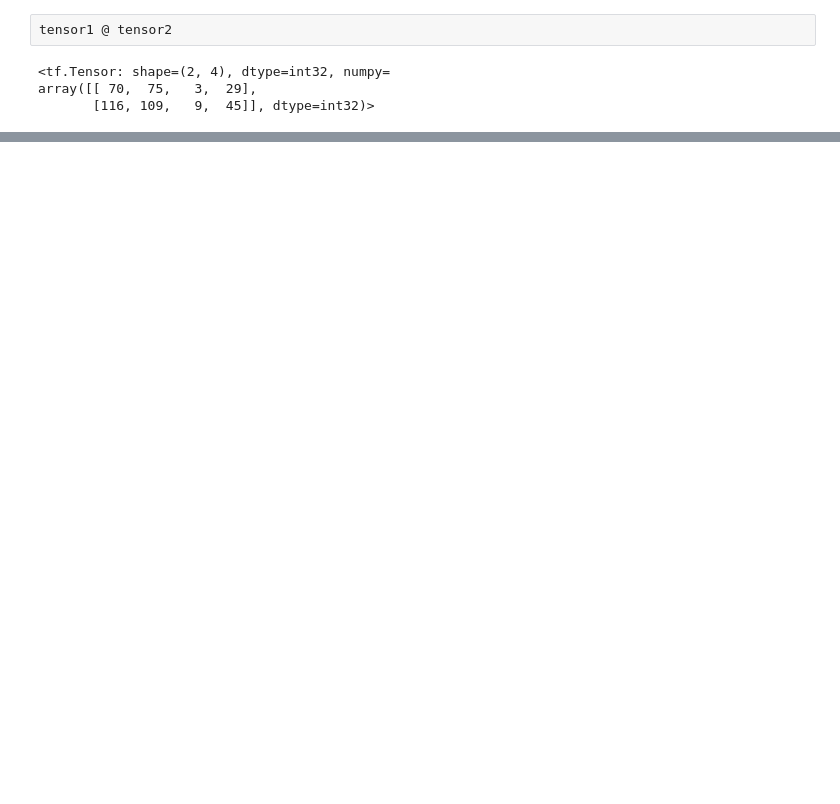
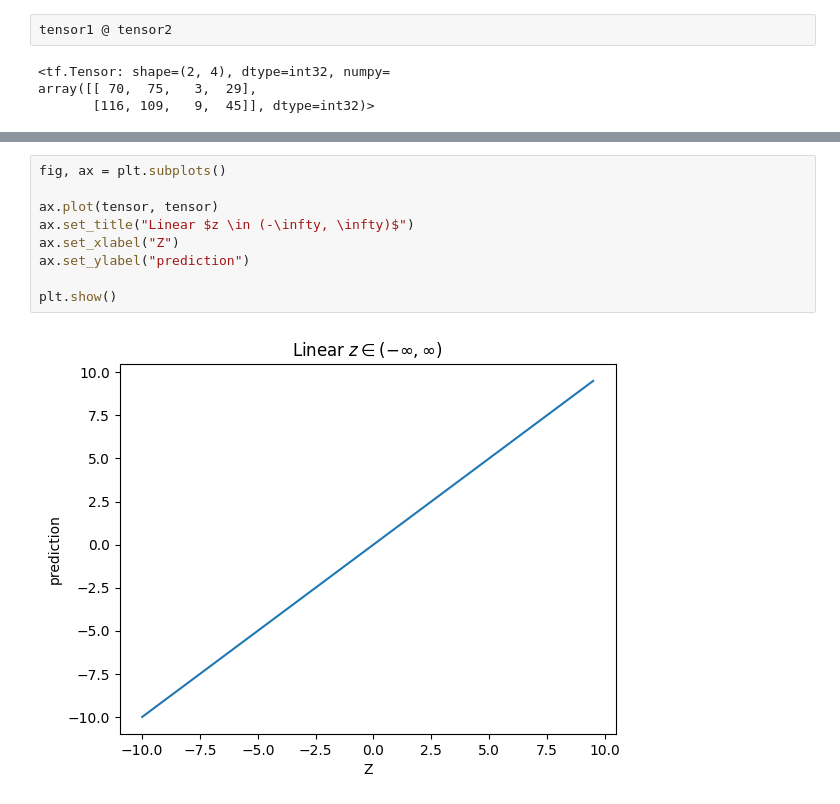
Before and after one commit to TulioInoue/datascience-study, a Jupyter notebook: cases/tensorflow/tensorflow.ipynb, the cells around one changed output, grey strips where cells are left out. Saved outputs shown, nothing was run; the diff lists cells and outputs as text; blank space fills up the shorter version.

```diff
--- a/cases/tensorflow/tensorflow.ipynb
+++ b/cases/tensorflow/tensorflow.ipynb
@@ -30,0 +174,11 @@ array([[6, 4, 0],
+# %%
+fig, ax = plt.subplots()
+
+ax.plot(tensor, tensor)
+ax.set_title("Linear $z \in (-\infty, \infty)$")
+ax.set_xlabel("Z")
+ax.set_ylabel("prediction")
+
+plt.show()
+# %% [output]
+[figure, added]
```
Also changed, not shown: parts of 33 cells of this notebook, 2 other files.
